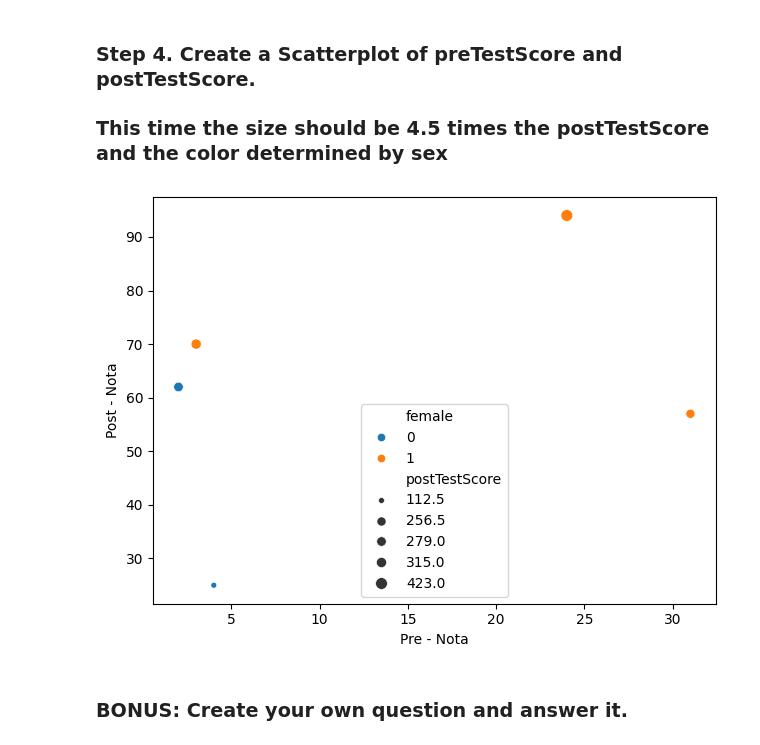
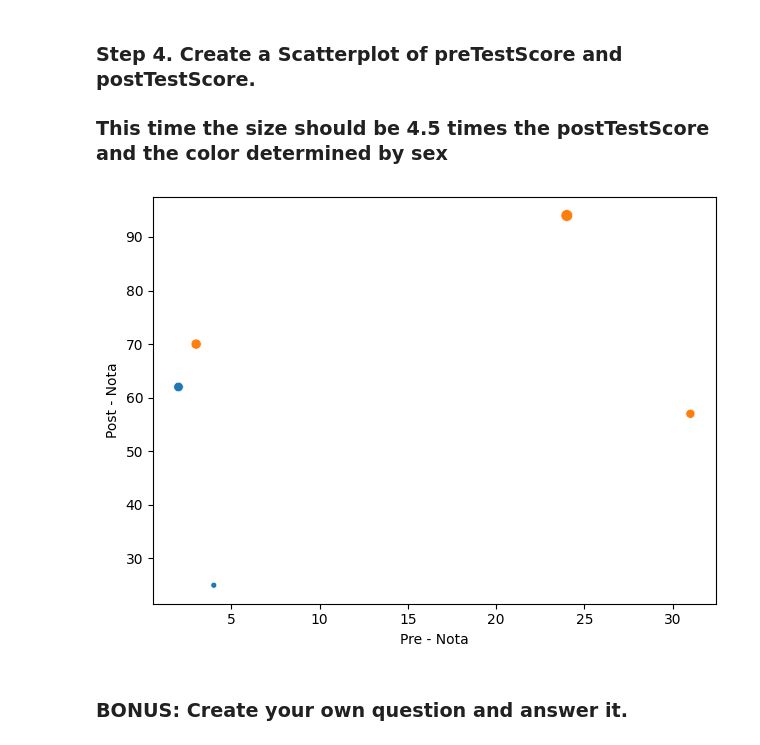
Before and after one commit to LLAES07/pyspark_exercises, a Jupyter notebook: 07_Visualization/Scores/Exercises.ipynb, the cells around one changed output. Cells and saved outputs as stored; diff of their text form; code cells hidden in the pictures.

```diff
--- a/07_Visualization/Scores/Exercises.ipynb
+++ b/07_Visualization/Scores/Exercises.ipynb
@@ -94,13 +94,14 @@ plt.show()
 # %%
 import seaborn as sns
 
 
 sns.scatterplot(data=df, x='preTestScore', y='postTestScore', size=df['postTestScore']*4.5, hue='female')
 plt.ylabel('Post - Nota')
 plt.xlabel('Pre - Nota')
+plt.legend().remove()
 plt.tight_layout()
 plt.show()
 # %% [output]
-[figure, old version]
+[figure, new version]
 # %% [markdown]
 ### BONUS: Create your own question and answer it.
```
